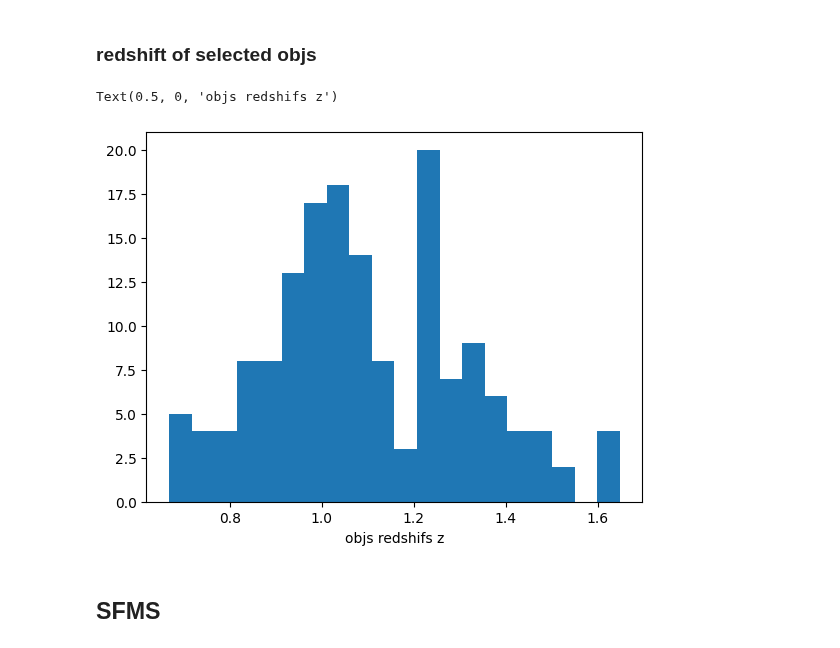
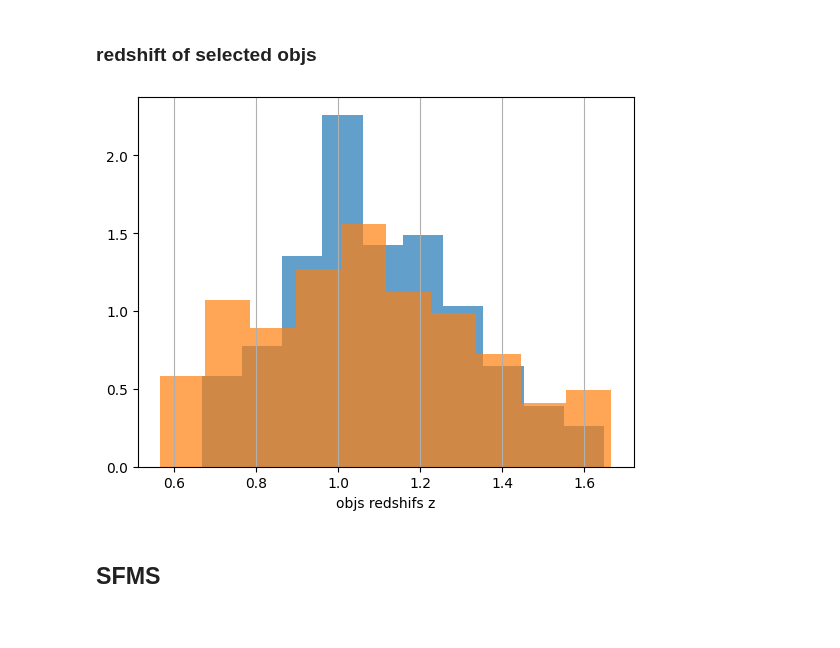
Before and after one commit to 2003cy/Balmer-Decrement-CLEAR, a Jupyter notebook: 2_object_z_sfr.ipynb, the cells around one changed output. Cells and saved outputs as stored; diff of their text form; code cells hidden in the pictures.

```diff
--- a/2_object_z_sfr.ipynb
+++ b/2_object_z_sfr.ipynb
@@ -6,13 +6,17 @@ import numpy as np
 obj_lis  = Table.read('obj_lis_selected.fits')
 # %% [markdown]
 ### redshift of selected objs
-# %%
-
-plt.hist(obj_lis['z_MAP'],bins=20)
-plt.xlabel('objs redshifs z')
-# %% [output]
-Text(0.5, 0, 'objs redshifs z')
-[figure, removed]
+# %%
+full_object_list = Table.read('full_object_catalog.fits')
+obj_with_line = full_object_list[np.logical_and(full_object_list['Ha_FLUX']>0,full_object_list['Hb_FLUX']>0)]
+
+
+plt.hist(obj_lis['z_MAP'],bins=10,alpha=0.7,density=True)
+plt.hist(obj_with_line['z_MAP'],bins=10,alpha=0.7,density=True)
+plt.xlabel('objs redshifs z')
+plt.grid(axis='x')
+# %% [output]
+[figure, added]
 # %% [markdown]
 ## SFMS
 # %% [markdown]
```
Also changed, not shown: 3 other files.
